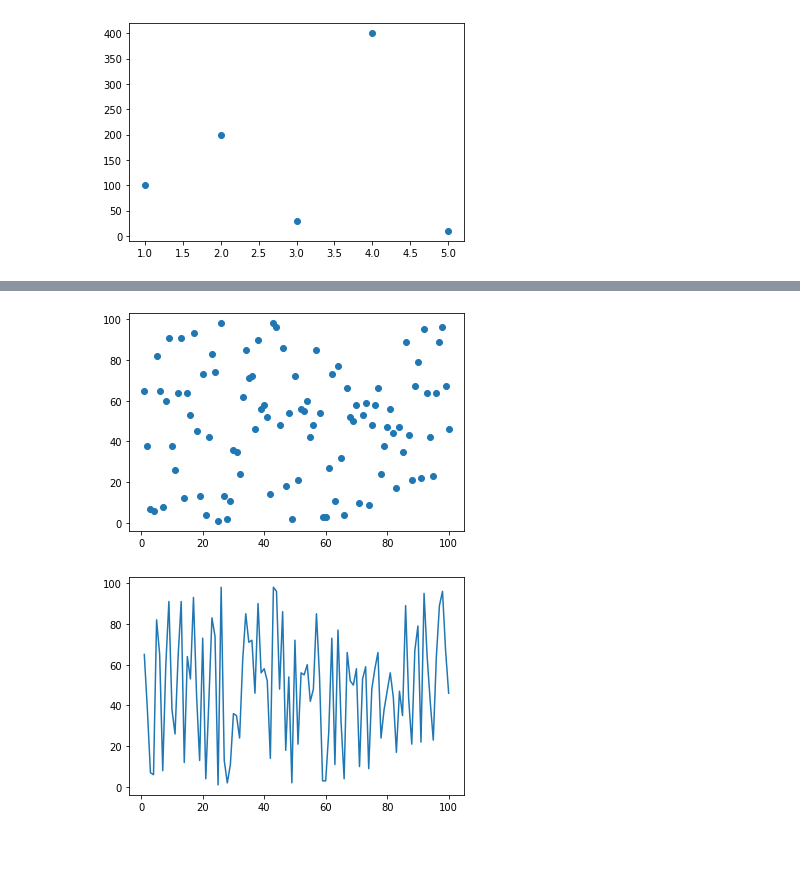
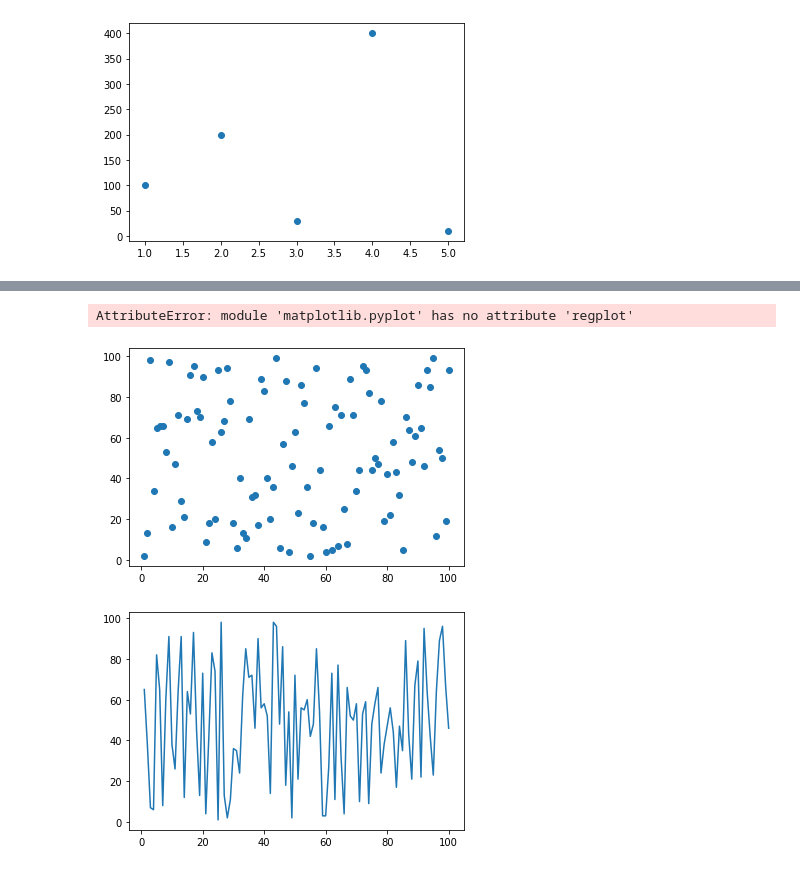
Before and after one commit to songhyeonjun/python-data, a Jupyter notebook: data02/test01.ipynb, the cells around one changed output, grey strips where cells are left out. Cells and saved outputs as stored; diff of their text form; code cells hidden in the pictures.

```diff
--- a/data02/test01.ipynb
+++ b/data02/test01.ipynb
@@ -51,11 +52,13 @@ print(y[:10])
 # %%
 xpoints = np.array(x) # 1차원
 ypoints = np.array(y)
 
 plt.scatter(xpoints, ypoints) #점으로 그림을 그려줌
+plt.regplot(fit_reg=True)
 plt.show()
 # %% [output]
+AttributeError: module 'matplotlib.pyplot' has no attribute 'regplot'
-[figure, old version]
+[figure, new version]
 # %%
 xpoints = np.array(x) # 1차원
 ypoints = np.array(y)
```
Also changed, not shown: parts of 2 cells of this notebook, 6 other files.
